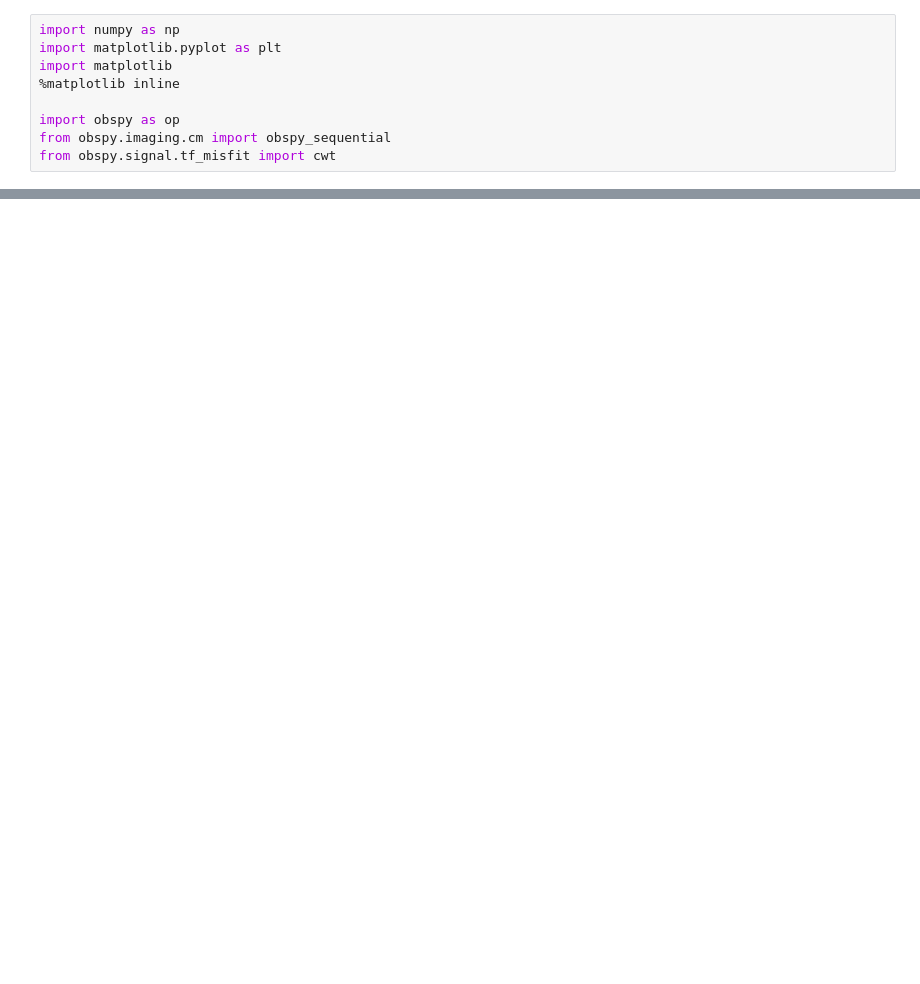
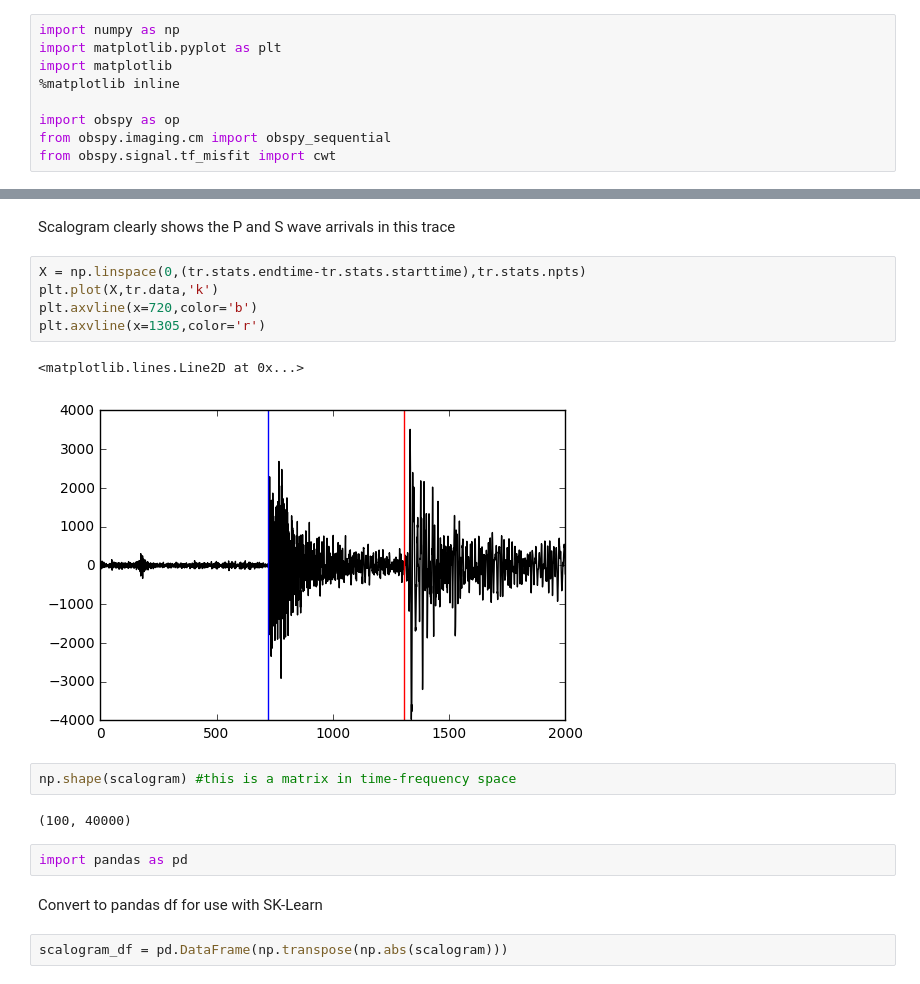
Before and after one commit to rmartinshort/DataFetch, a Jupyter notebook: wavelet.ipynb, the cells around one changed output, grey strips where cells are left out. Drawn from its saved outputs; the diff is of its cells as text; blank space fills up the shorter version.

```diff
--- a/wavelet.ipynb
+++ b/wavelet.ipynb
@@ -44,0 +52,20 @@ plt.show()
+# %% [markdown]
+Scalogram clearly shows the P and S wave arrivals in this trace
+# %%
+X = np.linspace(0,(tr.stats.endtime-tr.stats.starttime),tr.stats.npts)
+plt.plot(X,tr.data,'k')
+plt.axvline(x=720,color='b')
+plt.axvline(x=1305,color='r')
+# %% [output]
+<matplotlib.lines.Line2D at 0x...>
+[figure, added]
+# %%
+np.shape(scalogram) #this is a matrix in time-frequency space
+# %% [output]
+(100, 40000)
+# %%
+import pandas as pd
+# %% [markdown]
+Convert to pandas df for use with SK-Learn
+# %%
+scalogram_df = pd.DataFrame(np.transpose(np.abs(scalogram)))
```
Also changed, not shown: parts of 37 cells of this notebook, 2 other files.
